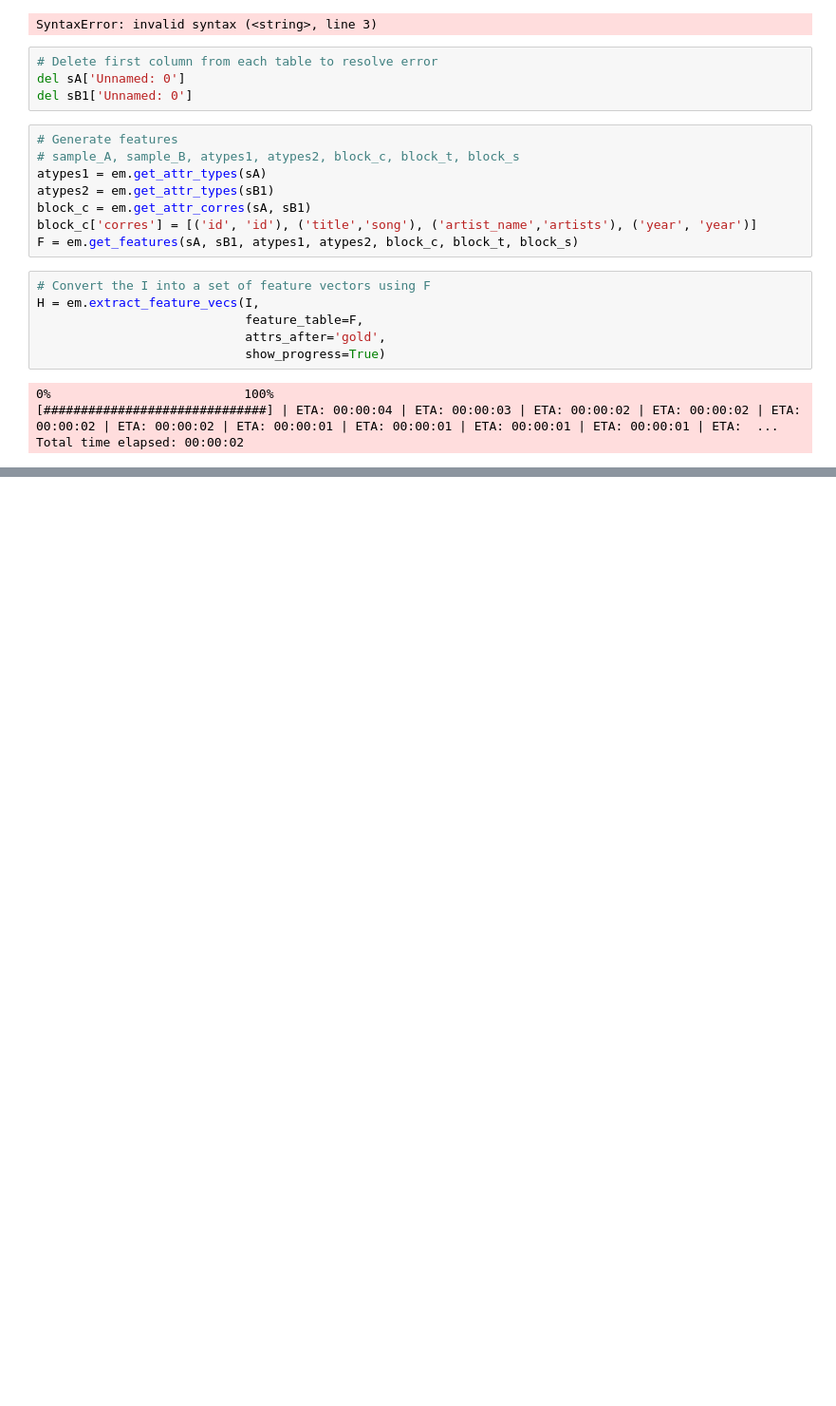
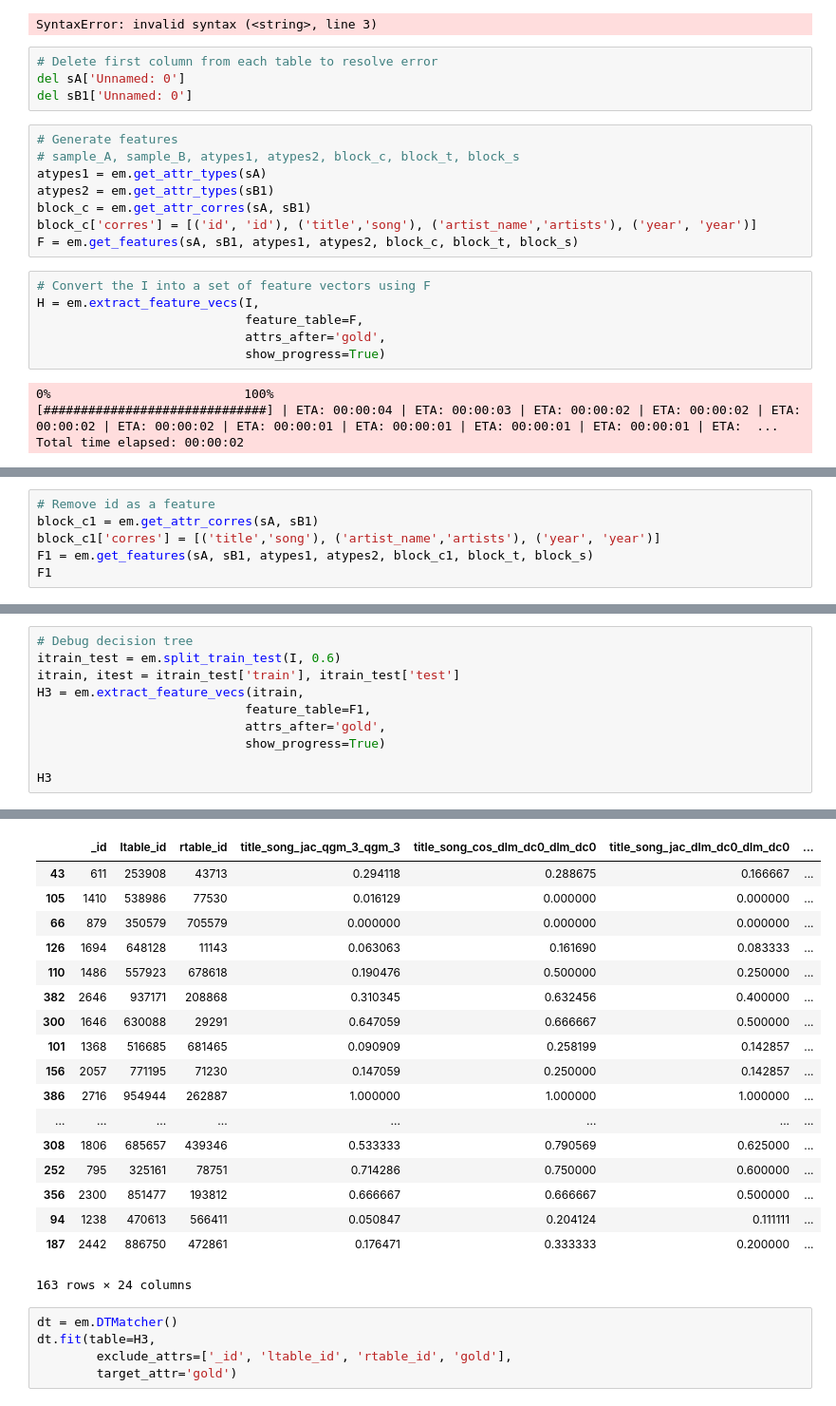
Before and after one commit to Sripradha-karkala/CS838-Data-Science, a Jupyter notebook: Stage3 V1/CS838+Stage+3+V1.ipynb, the cells around one changed output, grey strips where cells are left out. Shown: that part at 95% size. Saved outputs shown, nothing was run; the diff lists cells and outputs as text; blank space fills up the shorter version.

```diff
--- a/Stage3 V1/CS838+Stage+3+V1.ipynb
+++ b/Stage3 V1/CS838+Stage+3+V1.ipynb
@@ -428,0 +477,6 @@ result['cv_stats']
+# %%
+# Remove id as a feature
+block_c1 = em.get_attr_corres(sA, sB1)
+block_c1['corres'] = [('title','song'), ('artist_name','artists'), ('year', 'year')]
+F1 = em.get_features(sA, sB1, atypes1, atypes2, block_c1, block_t, block_s)
+F1
@@ -471,0 +623,11 @@ False negatives : 10 (out of 62 negative predictions)
+# %%
+# Debug decision tree
+itrain_test = em.split_train_test(I, 0.6)
+itrain, itest = itrain_test['train'], itrain_test['test']
+H3 = em.extract_feature_vecs(itrain,
+                            feature_table=F1,
+                            attrs_after='gold',
+                            show_progress=True)
+
+H3
+# %% [output]
@@ -471,0 +637,23 @@ False negatives : 10 (out of 62 negative predictions)
+|  | _id | ltable_id | rtable_id | title_song_jac_qgm_3_qgm_3 | title_song_cos_dlm_dc0_dlm_dc0 | title_song_jac_dlm_dc0_dlm_dc0 | ... |
+| 43 | 611 | 253908 | 43713 | 0.294118 | 0.288675 | 0.166667 | ... |
+| 105 | 1410 | 538986 | 77530 | 0.016129 | 0.000000 | 0.000000 | ... |
+| 66 | 879 | 350579 | 705579 | 0.000000 | 0.000000 | 0.000000 | ... |
+| 126 | 1694 | 648128 | 11143 | 0.063063 | 0.161690 | 0.083333 | ... |
+| 110 | 1486 | 557923 | 678618 | 0.190476 | 0.500000 | 0.250000 | ... |
+| 382 | 2646 | 937171 | 208868 | 0.310345 | 0.632456 | 0.400000 | ... |
+| 300 | 1646 | 630088 | 29291 | 0.647059 | 0.666667 | 0.500000 | ... |
+| 101 | 1368 | 516685 | 681465 | 0.090909 | 0.258199 | 0.142857 | ... |
+| 156 | 2057 | 771195 | 71230 | 0.147059 | 0.250000 | 0.142857 | ... |
+| 386 | 2716 | 954944 | 262887 | 1.000000 | 1.000000 | 1.000000 | ... |
+| ... | ... | ... | ... | ... | ... | ... | ... |
+| 308 | 1806 | 685657 | 439346 | 0.533333 | 0.790569 | 0.625000 | ... |
+| 252 | 795 | 325161 | 78751 | 0.714286 | 0.750000 | 0.600000 | ... |
+| 356 | 2300 | 851477 | 193812 | 0.666667 | 0.666667 | 0.500000 | ... |
+| 94 | 1238 | 470613 | 566411 | 0.050847 | 0.204124 | 0.111111 | ... |
+| 187 | 2442 | 886750 | 472861 | 0.176471 | 0.333333 | 0.200000 | ... |
+163 rows × 24 columns
+# %%
+dt = em.DTMatcher()
+dt.fit(table=H3,
+        exclude_attrs=['_id', 'ltable_id', 'rtable_id', 'gold'],
+        target_attr='gold')
```
Also changed, not shown: parts of 23 cells of this notebook, 1 other file.
